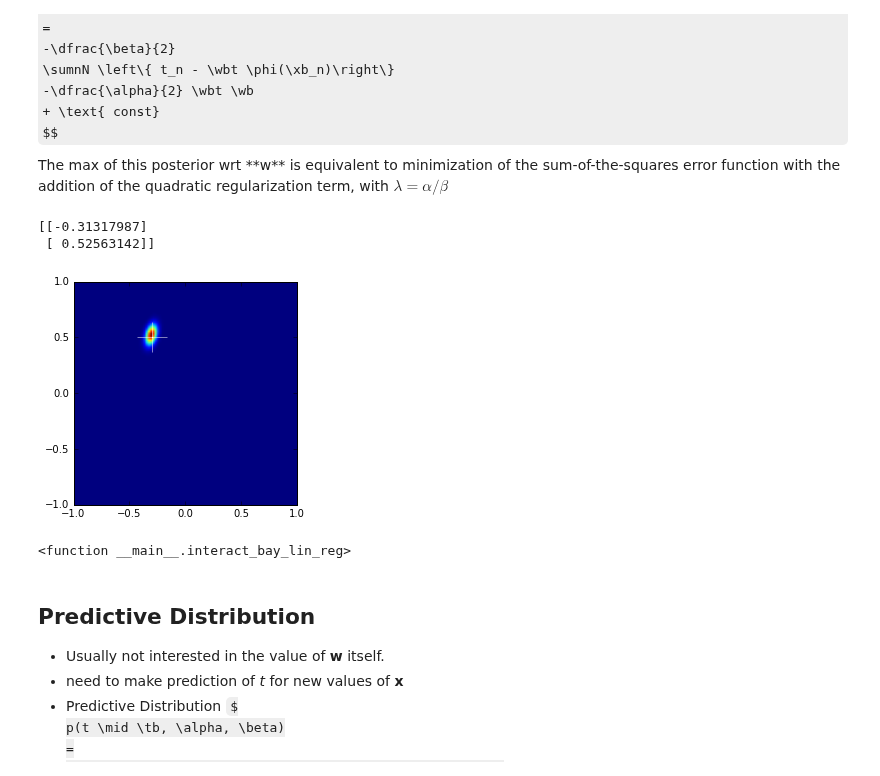
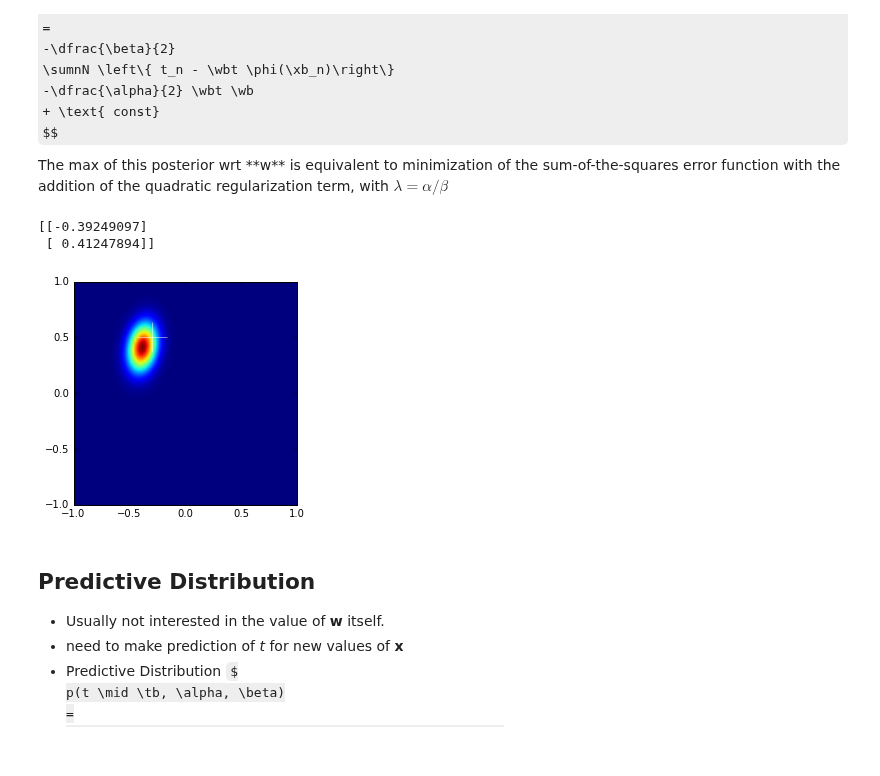
Before and after one commit to john-von-seneca/ml-and-what-not, a Jupyter notebook: void-main/linear-models/Linear Models for Regression.ipynb, the cells around one changed output. Drawn from its saved outputs; the diff is of its cells as text; code cells hidden in the pictures; some formulas as TeX source.

```diff
--- a/void-main/linear-models/Linear Models for Regression.ipynb
+++ b/void-main/linear-models/Linear Models for Regression.ipynb
@@ -835,40 +834,39 @@ def show_gaussian(mean, precision_mat):
     ticks = np.arange(-1,1,1.0)
     extent = (-1,1,-1,1)
     plt.imshow(img, extent=extent, origin='lower')
 
 def show_bay_lin_reg(in_samples,a0,a1,beta_sd,alpha):
     mean_0 = np.matrix([0,0]).transpose()
     xn = np.random.rand(in_samples)*2.0 - 1.0
     fn = fun_f(xn, [a0,a1])
     xn_noise = np.random.normal(0,beta_sd,in_samples)
     # tn = a0 + a1*x + N(0,1/beta)
     tn = np.matrix(fn + xn_noise).reshape(in_samples,1)
     # phi = [ones^T x^T]
     phi = np.matrix(np.vstack([np.ones_like(xn),xn])).transpose()
     # Sn = beta*phi^T*phi + alpha*I
-    sn_inv = beta * phi.transpose() * phi + alpha*np.eye(2)
+    sn_inv = beta_sd * phi.transpose() * phi + alpha*np.eye(2)
     sn = np.linalg.inv(sn_inv)
     # m_n = beta*Sn*Phi^T*Tn
-    mean_n = beta * sn * phi.transpose() * tn
+    mean_n = beta_sd * sn * phi.transpose() * tn
     print(mean_n)
     show_gaussian(mean_n, sn_inv)
     plt.plot(a0,a1,'+w',markersize=30)
     plt.show()
 def interact_bay_lin_reg(in_samples=40,
                          a0=-0.3,a1=0.5,
                          beta_sd=0.2,alpha=2.0,
                          show_all=True):
     show_bay_lin_reg(in_samples,a0,a1,beta_sd,alpha)
 
 interact(interact_bay_lin_reg,
          in_samples=(1,200),
          a0=(-1,1,0.1),a1=(-1,1,0.1),
-         beta_sd=(0,1,0.05),alpha=(1,5,1))
+         beta_sd=(0,1,0.05),alpha=(1,50,1))
 # %% [output]
-[[-0.31317987]
- [ 0.52563142]]
+[[-0.39249097]
+ [ 0.41247894]]
-[figure, old version]
+[figure, new version]
-<function __main__.interact_bay_lin_reg>
 # %% [markdown]
 Predictive Distribution
 -----------------------
```
Also changed, not shown: parts of 2 cells of this notebook, 4 other files.
